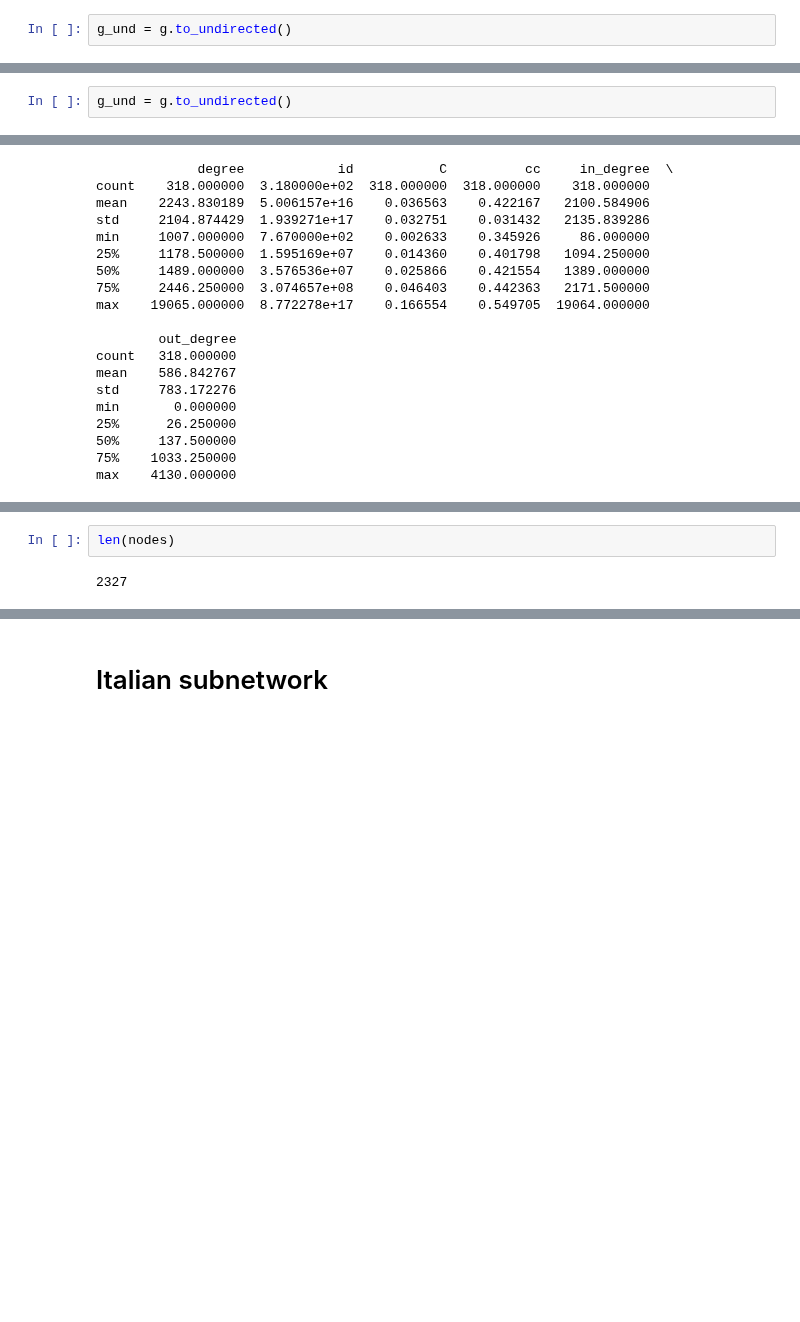
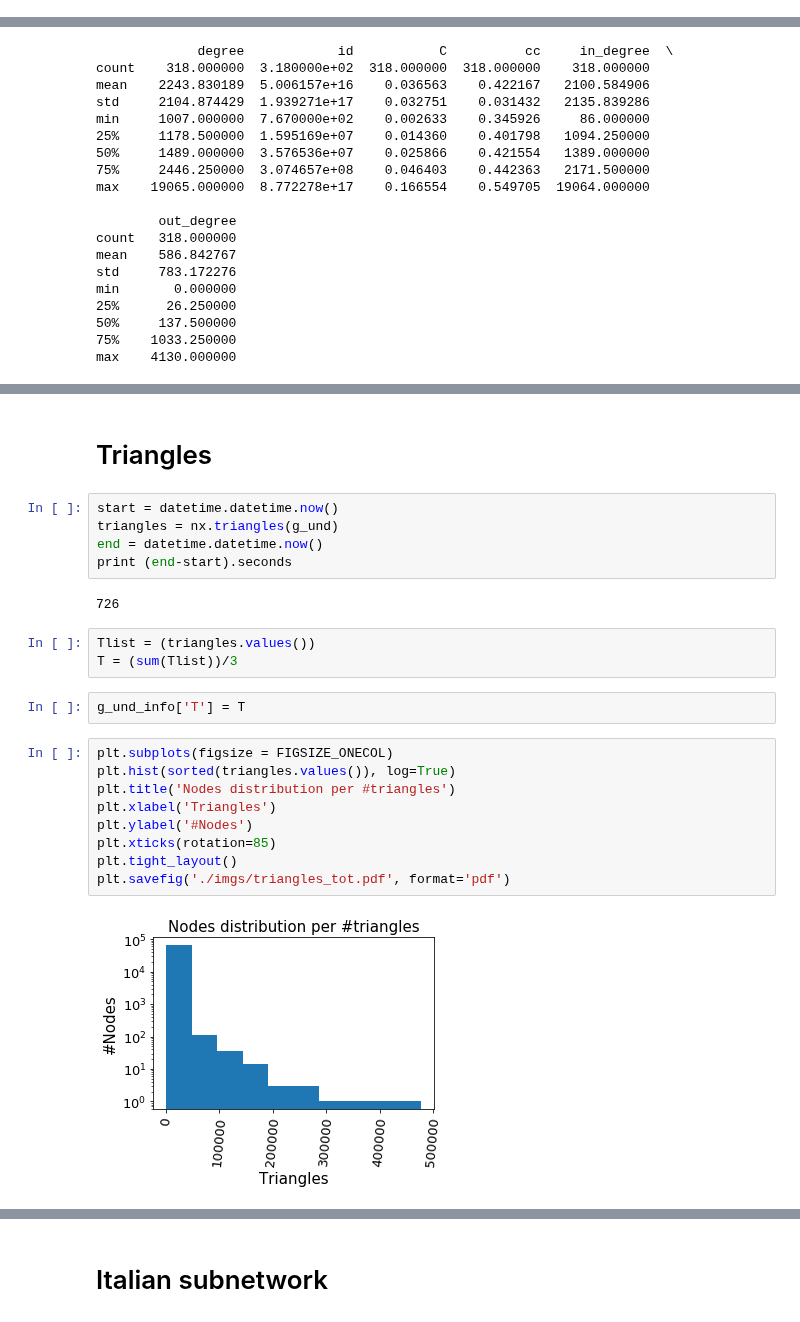
Before and after one commit to biyanisuraj/the_facebook_scandal, a Jupyter notebook: scripts/network_analysis/network_properties.ipynb, the cells around one changed output, grey strips where cells are left out. Cells and saved outputs as stored; diff of their text form; blank space fills up the shorter version.

```diff
--- a/scripts/network_analysis/network_properties.ipynb
+++ b/scripts/network_analysis/network_properties.ipynb
@@ -743,8 +735,6 @@ plt.savefig('./imgs/paths_hist_comparison.pdf', format='pdf')
 import datetime
 import time
 import pandas as pd
-# %%
-g_und = g.to_undirected()
 # %%
 temp = g.nodes()
 nodes = [nd for nd in temp]
@@ -847,8 +871,6 @@ plt.savefig('./imgs/cluster_coef_bydegree.pdf', format='pdf')
 import pandas as pd
 import datetime
 import time
-# %%
-g_und = g.to_undirected()
 # %%
 hubs = { n:d for n,d in g_und.degree() if d>=1000}
 hubs_ids = hubs.keys()
@@ -992,4 +962,25 @@ nodes= [nd for nd in g_ita.in_degree()]
-# %%
-len(nodes)
-# %% [output]
-2327
+# %% [markdown]
+# Triangles
+# %%
+start = datetime.datetime.now()
+triangles = nx.triangles(g_und)
+end = datetime.datetime.now()
+print (end-start).seconds
+# %% [output]
+726
+# %%
+Tlist = (triangles.values())
+T = (sum(Tlist))/3
+# %%
+g_und_info['T'] = T
+# %%
+plt.subplots(figsize = FIGSIZE_ONECOL)
+plt.hist(sorted(triangles.values()), log=True)
+plt.title('Nodes distribution per #triangles')
+plt.xlabel('Triangles')
+plt.ylabel('#Nodes')
+plt.xticks(rotation=85)
+plt.tight_layout()
+plt.savefig('./imgs/triangles_tot.pdf', format='pdf')
+# %% [output]
+[figure, added]
```
Also changed, not shown: parts of 68 cells of this notebook, 21 other files.
